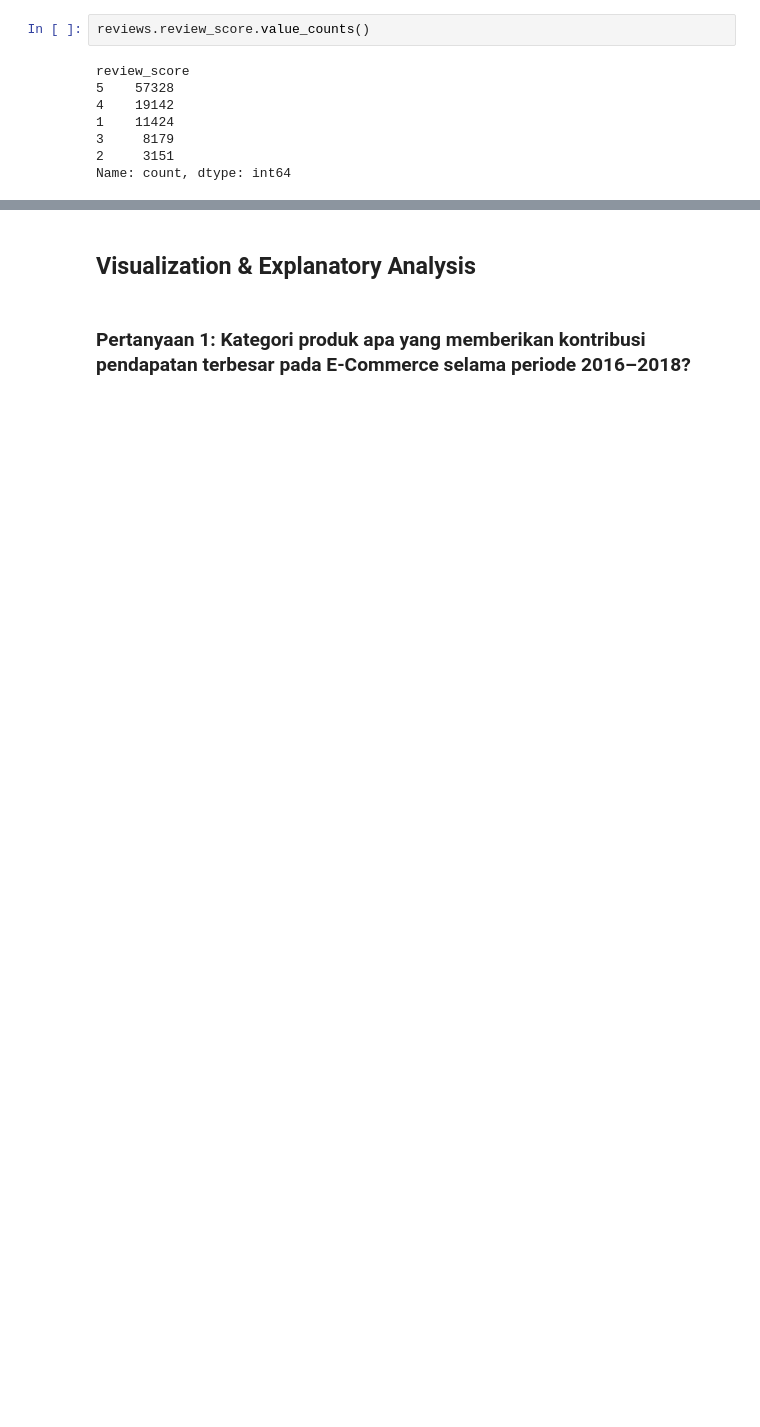
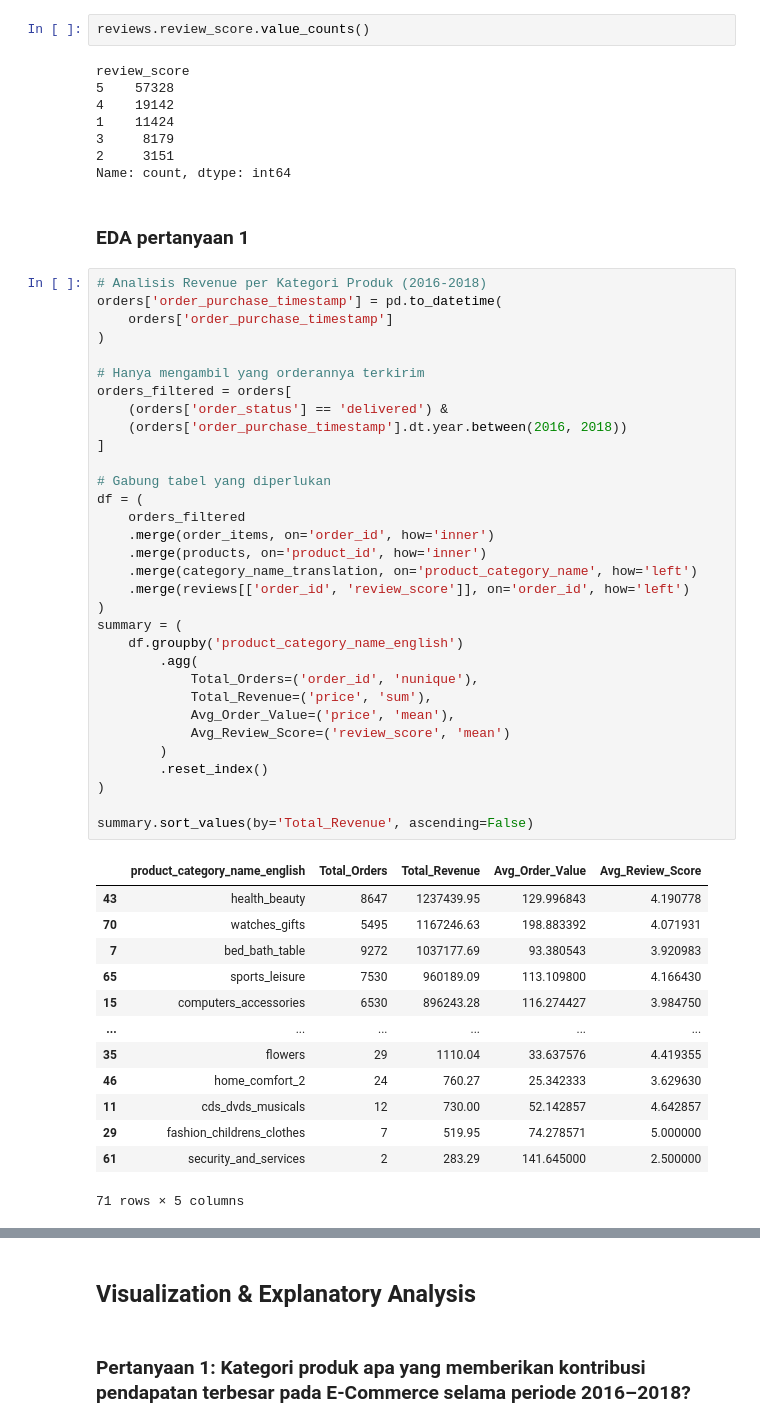
Before and after one commit to Nurus9/Projek-Akhir-Fundamental-Analisis-Data-, a Jupyter notebook: ANS_Projek Fundamental Analisis Data/ANS_Proyek_Analisis_Data.ipynb, the cells around one changed output, grey strips where cells are left out. Cells and saved outputs as stored; diff of their text form; blank space fills up the shorter version.

```diff
--- a/ANS_Projek Fundamental Analisis Data/ANS_Proyek_Analisis_Data.ipynb
+++ b/ANS_Projek Fundamental Analisis Data/ANS_Proyek_Analisis_Data.ipynb
@@ -694,3 +694,51 @@ review_score
 3     8179
 2     3151
 Name: count, dtype: int64
+# %% [markdown]
+### EDA pertanyaan 1
+# %%
+# Analisis Revenue per Kategori Produk (2016-2018)
+orders['order_purchase_timestamp'] = pd.to_datetime(
+    orders['order_purchase_timestamp']
+)
+
+# Hanya mengambil yang orderannya terkirim
+orders_filtered = orders[
+    (orders['order_status'] == 'delivered') &
+    (orders['order_purchase_timestamp'].dt.year.between(2016, 2018))
+]
+
+# Gabung tabel yang diperlukan
+df = (
+    orders_filtered
+    .merge(order_items, on='order_id', how='inner')
+    .merge(products, on='product_id', how='inner')
+    .merge(category_name_translation, on='product_category_name', how='left')
+    .merge(reviews[['order_id', 'review_score']], on='order_id', how='left')
+)
+summary = (
+    df.groupby('product_category_name_english')
+        .agg(
+            Total_Orders=('order_id', 'nunique'),
+            Total_Revenue=('price', 'sum'),
+            Avg_Order_Value=('price', 'mean'),
+            Avg_Review_Score=('review_score', 'mean')
+        )
+        .reset_index()
+)
+
+summary.sort_values(by='Total_Revenue', ascending=False)
+# %% [output]
+|  | product_category_name_english | Total_Orders | Total_Revenue | Avg_Order_Value | Avg_Review_Score |
+| 43 | health_beauty | 8647 | 1237439.95 | 129.996843 | 4.190778 |
+| 70 | watches_gifts | 5495 | 1167246.63 | 198.883392 | 4.071931 |
+| 7 | bed_bath_table | 9272 | 1037177.69 | 93.380543 | 3.920983 |
+| 65 | sports_leisure | 7530 | 960189.09 | 113.109800 | 4.166430 |
+| 15 | computers_accessories | 6530 | 896243.28 | 116.274427 | 3.984750 |
+| ... | ... | ... | ... | ... | ... |
+| 35 | flowers | 29 | 1110.04 | 33.637576 | 4.419355 |
+| 46 | home_comfort_2 | 24 | 760.27 | 25.342333 | 3.629630 |
+| 11 | cds_dvds_musicals | 12 | 730.00 | 52.142857 | 4.642857 |
+| 29 | fashion_childrens_clothes | 7 | 519.95 | 74.278571 | 5.000000 |
+| 61 | security_and_services | 2 | 283.29 | 141.645000 | 2.500000 |
+71 rows × 5 columns
```
Also changed, not shown: parts of 19 cells of this notebook, 3 other files.
